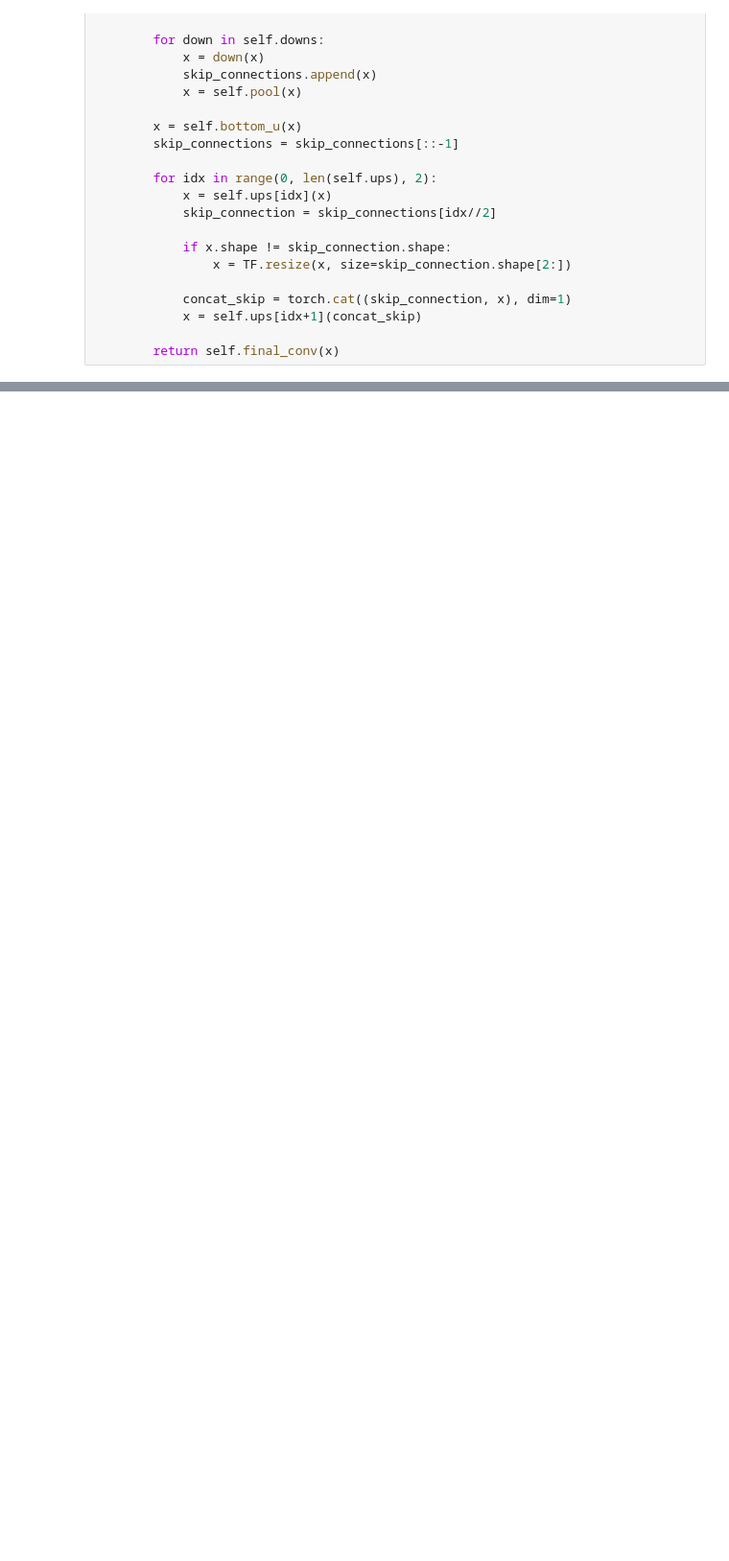
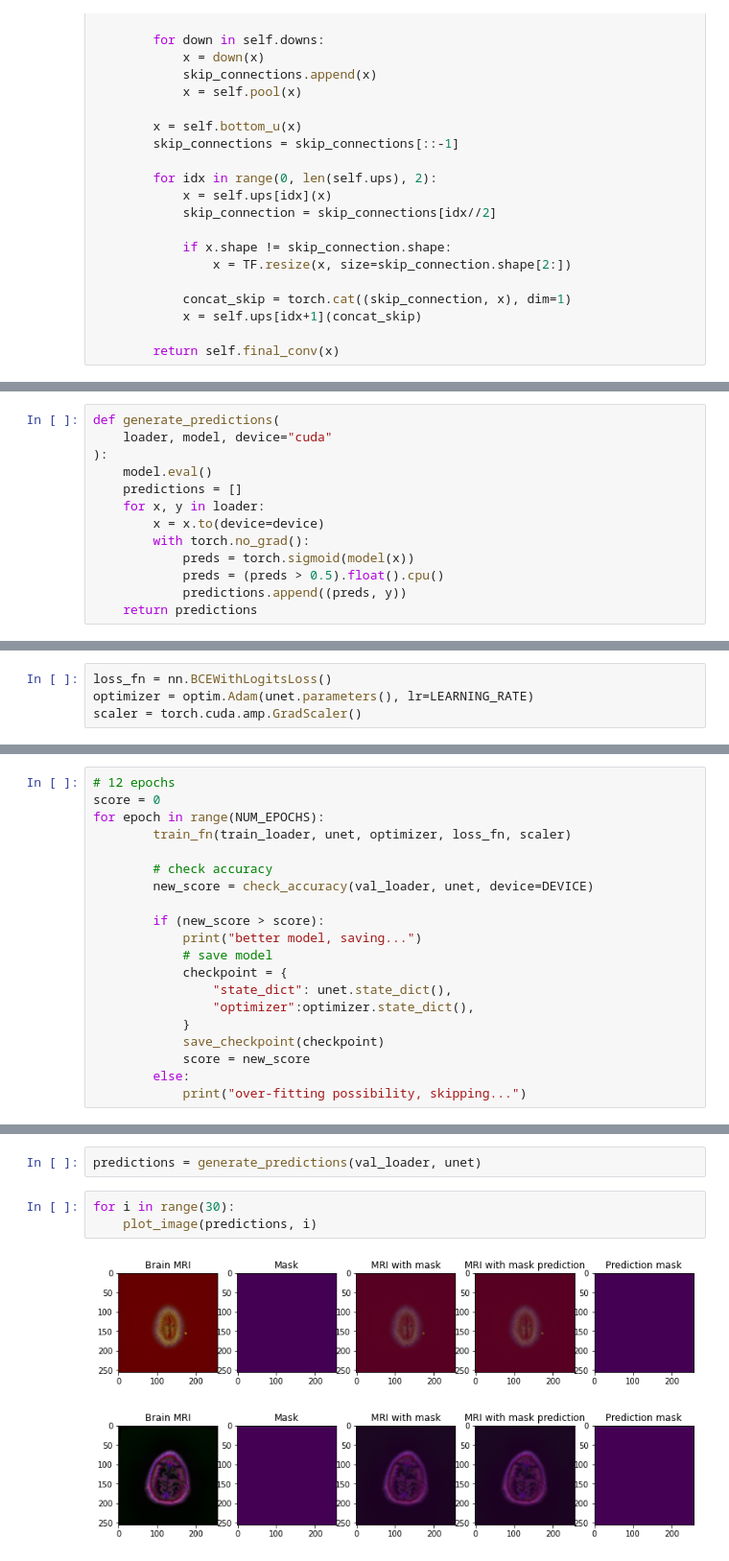
Before and after one commit to BaiqingL/CS523-Final, a Jupyter notebook: tumorSegmentation.ipynb, the cells around one changed output, grey strips where cells are left out. Shown at 96% size. Drawn from its saved outputs; the diff is of its cells as text; blank space fills up the shorter version.

```diff
--- a/tumorSegmentation.ipynb
+++ b/tumorSegmentation.ipynb
@@ -198,0 +326,13 @@ torch.Size([1, 1, 256, 256])
+# %%
+def generate_predictions(
+    loader, model, device="cuda"
+):
+    model.eval()
+    predictions = []
+    for x, y in loader:
+        x = x.to(device=device)
+        with torch.no_grad():
+            preds = torch.sigmoid(model(x))
+            preds = (preds > 0.5).float().cpu()
+            predictions.append((preds, y))
+    return predictions
@@ -198,0 +363,4 @@ torch.Size([1, 1, 256, 256])
+# %%
+loss_fn = nn.BCEWithLogitsLoss()
+optimizer = optim.Adam(unet.parameters(), lr=LEARNING_RATE)
+scaler = torch.cuda.amp.GradScaler()
@@ -198,0 +388,20 @@ torch.Size([1, 1, 256, 256])
+# %%
+# 12 epochs
+score = 0
+for epoch in range(NUM_EPOCHS):
+        train_fn(train_loader, unet, optimizer, loss_fn, scaler)
+
+        # check accuracy
+        new_score = check_accuracy(val_loader, unet, device=DEVICE)
+
+        if (new_score > score):
+            print("better model, saving...")
+            # save model
+            checkpoint = {
+                "state_dict": unet.state_dict(),
+                "optimizer":optimizer.state_dict(),
+            }
+            save_checkpoint(checkpoint)
+            score = new_score
+        else:
+            print("over-fitting possibility, skipping...")
@@ -198,0 +416,8 @@ torch.Size([1, 1, 256, 256])
+# %%
+predictions = generate_predictions(val_loader, unet)
+# %%
+for i in range(30):
+    plot_image(predictions, i)
+# %% [output]
+[figure, added]
+[figure, added]
```
Also changed, not shown: parts of 12 cells of this notebook, 1 other file.
